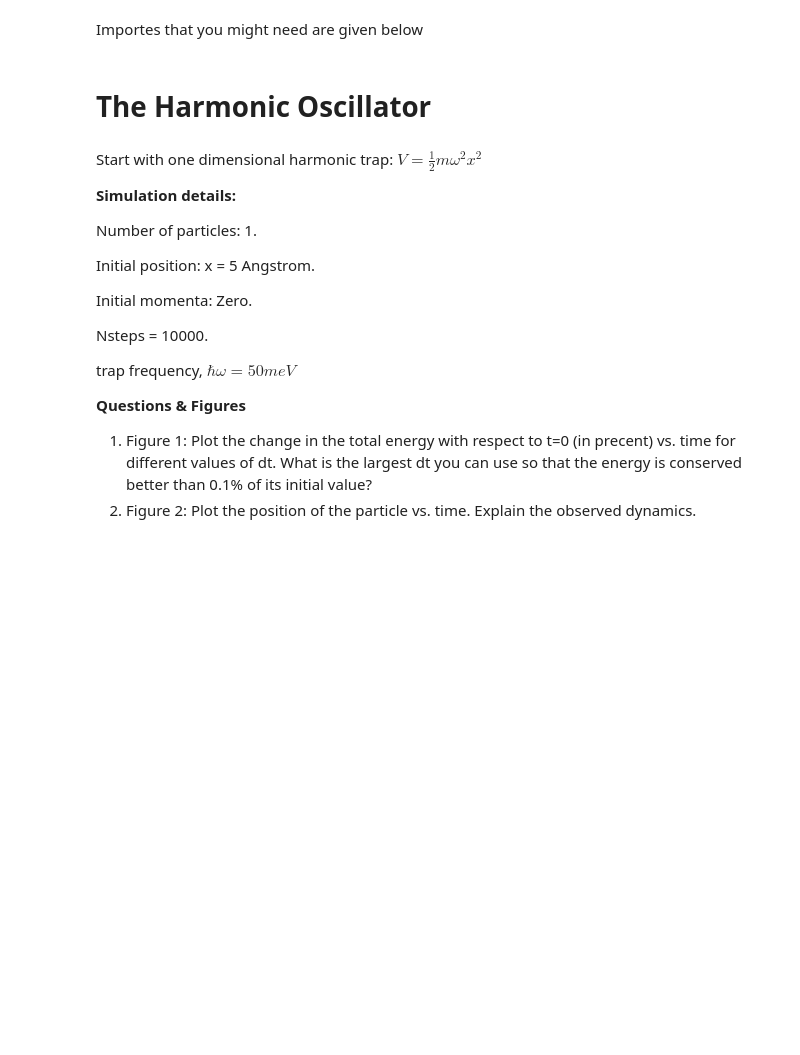
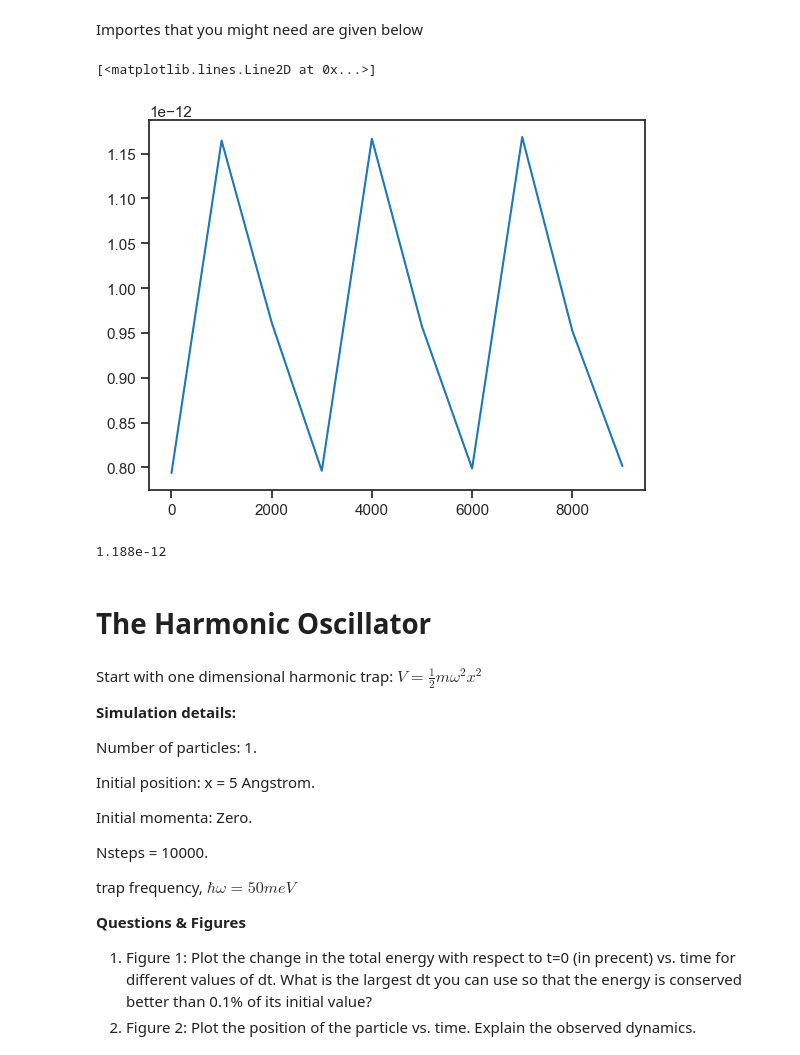
Before and after one commit to SagiMeir/Simulations4Beginners, a Jupyter notebook: getting_started.ipynb, the cells around one changed output. Drawn from its saved outputs; the diff is of its cells as text; code cells hidden in the pictures; blank space fills up the shorter version.

```diff
--- a/getting_started.ipynb
+++ b/getting_started.ipynb
@@ -1,18 +1,25 @@
 # %% [markdown]
 Importes that you might need are given below
-# %%
-import numpy as np
-import pandas as pd
-import matplotlib.pyplot as plt
-# and for nice looking plots:
-plt.rcParams['font.size'] = 12
-plt.rc('axes',linewidth=2,labelpad=10)
-plt.rcParams["xtick.direction"] = "in"
-plt.rcParams["ytick.direction"] = "in"
-plt.rc('xtick.major',size=10, width=2)
-plt.rc('xtick.minor',size=7, width=2)
-plt.rc('ytick.major',size=10, width=2)
-plt.rc('ytick.minor',size=7, width=2)
+# %%
+import numpy as np
+import pandas as pd
+import matplotlib.pyplot as plt
+# and for nice looking plots:
+import seaborn as sns
+sns.set_theme(style="ticks",rc={'axes.labelsize':14},palette='tab10')
+# %%
+df = pd.read_csv("sim.log",sep='\s+')
+df
+plt.plot(df["step"].values,df["E"].values )
+# %% [output]
+[<matplotlib.lines.Line2D at 0x...>]
+[figure, added]
+# %%
+mass = 6.6E-26
+omega = 1.2E16
+(5/1E10*omega)**2*0.5*mass #חישנו מראש את האנרגיה הכוללת, ויצא קרוב לתוצאות
+# %% [output]
+1.188e-12
 # %% [markdown]
 # The Harmonic Oscillator
 # %% [markdown]
```
Also changed, not shown: 2 other files.
